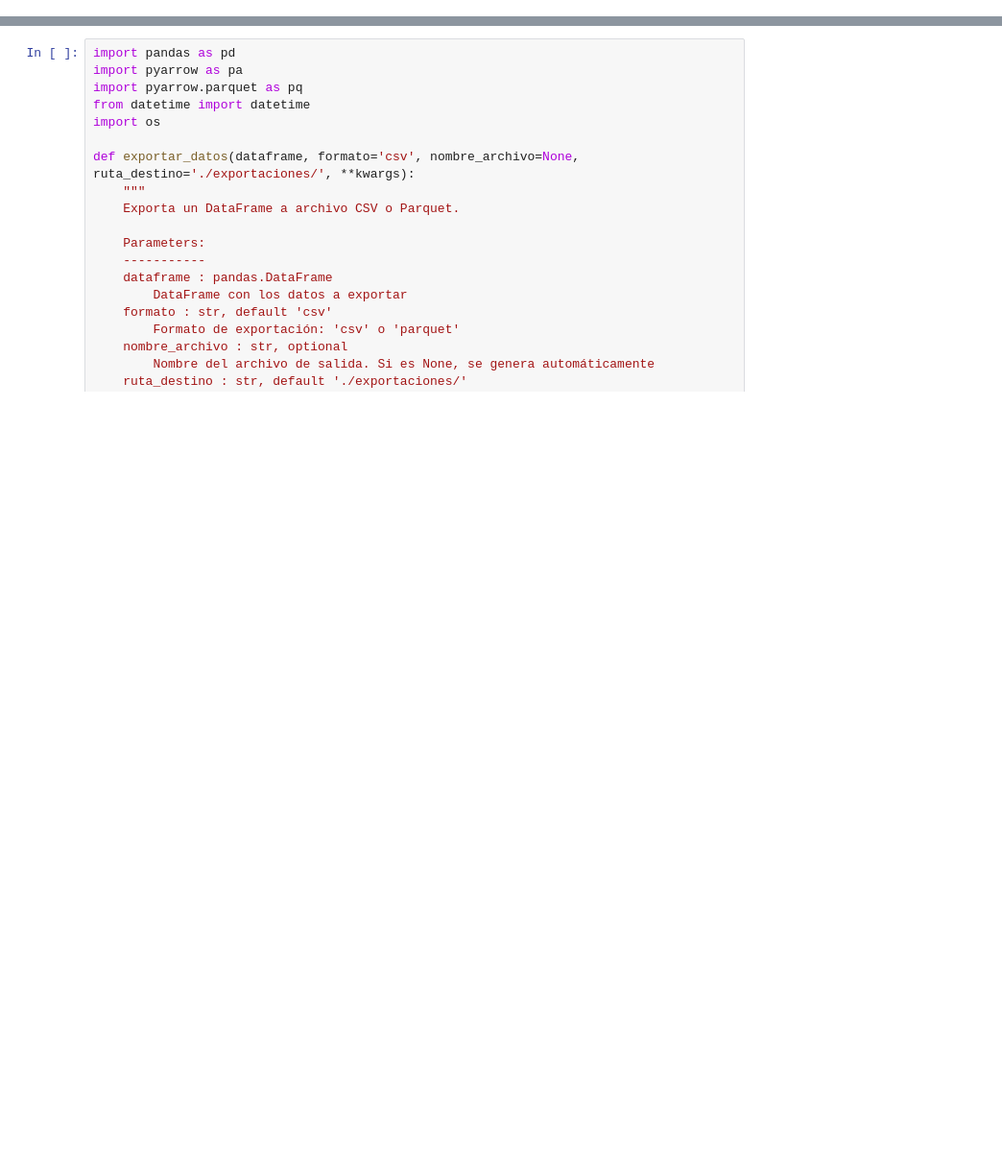
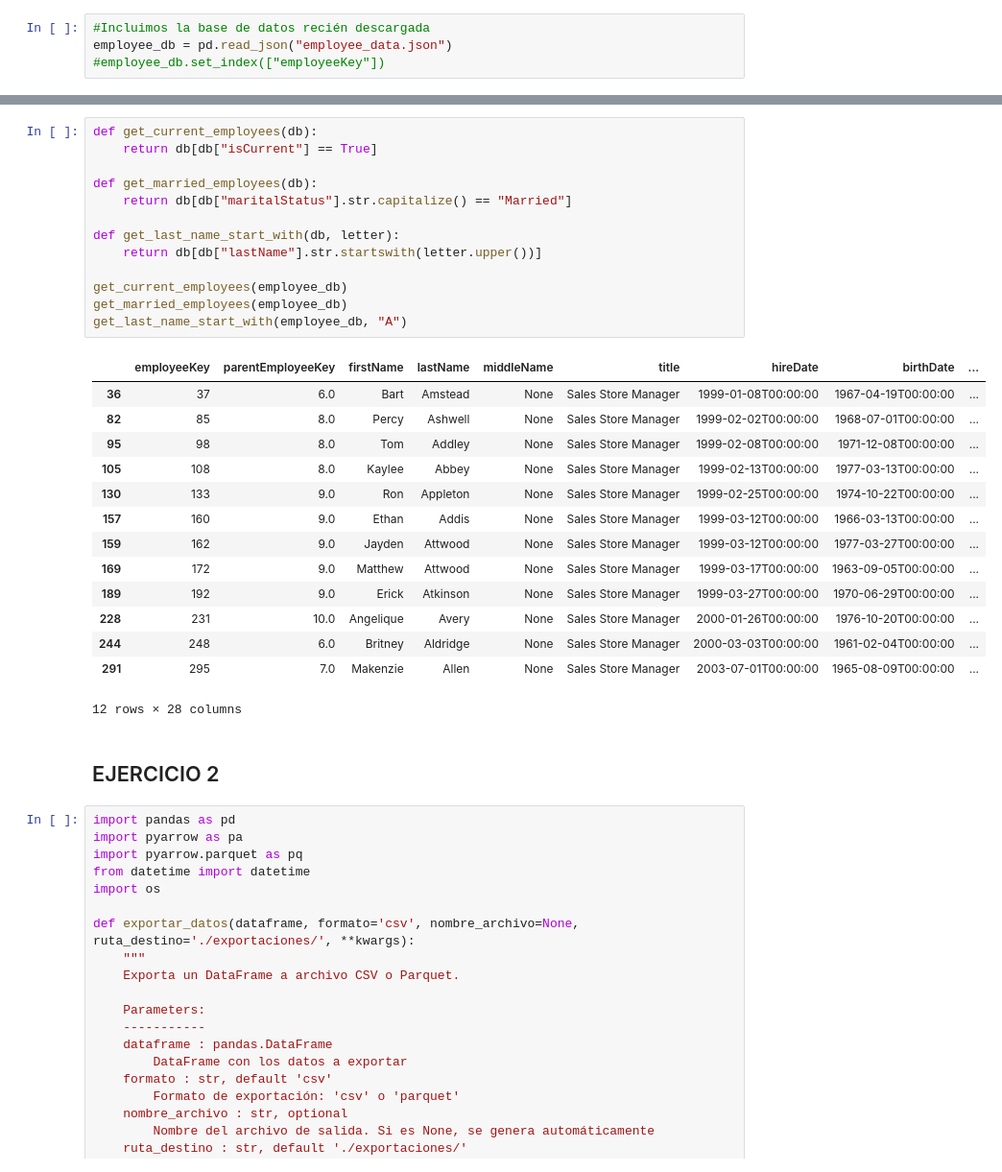
Before and after one commit to gabrielacam96/Altia-Ejercicio-Grupal, a Jupyter notebook: notebook.ipynb, the cells around one changed output, grey strips where cells are left out. Shown: that part at 96% size. Saved outputs shown, nothing was run; the diff lists cells and outputs as text; blank space fills up the shorter version.

Commit message:
EJERCICIOS JUNTOS

```diff
--- a/notebook.ipynb
+++ b/notebook.ipynb
@@ -2,0 +86,4 @@
+# %%
+#Incluimos la base de datos recién descargada
+employee_db = pd.read_json("employee_data.json")
+#employee_db.set_index(["employeeKey"])
@@ -3,3 +104,33 @@
+# %%
+def get_current_employees(db):
+    return db[db["isCurrent"] == True]
+
+def get_married_employees(db):
+    return db[db["maritalStatus"].str.capitalize() == "Married"]
+
+def get_last_name_start_with(db, letter):
+    return db[db["lastName"].str.startswith(letter.upper())]
+
+get_current_employees(employee_db)
+get_married_employees(employee_db)
+get_last_name_start_with(employee_db, "A")
+# %% [output]
+|  | employeeKey | parentEmployeeKey | firstName | lastName | middleName | title | hireDate | birthDate | ... |
+| 36 | 37 | 6.0 | Bart | Amstead | None | Sales Store Manager | 1999-01-08T00:00:00 | 1967-04-19T00:00:00 | ... |
+| 82 | 85 | 8.0 | Percy | Ashwell | None | Sales Store Manager | 1999-02-02T00:00:00 | 1968-07-01T00:00:00 | ... |
+| 95 | 98 | 8.0 | Tom | Addley | None | Sales Store Manager | 1999-02-08T00:00:00 | 1971-12-08T00:00:00 | ... |
+| 105 | 108 | 8.0 | Kaylee | Abbey | None | Sales Store Manager | 1999-02-13T00:00:00 | 1977-03-13T00:00:00 | ... |
+| 130 | 133 | 9.0 | Ron | Appleton | None | Sales Store Manager | 1999-02-25T00:00:00 | 1974-10-22T00:00:00 | ... |
+| 157 | 160 | 9.0 | Ethan | Addis | None | Sales Store Manager | 1999-03-12T00:00:00 | 1966-03-13T00:00:00 | ... |
+| 159 | 162 | 9.0 | Jayden | Attwood | None | Sales Store Manager | 1999-03-12T00:00:00 | 1977-03-27T00:00:00 | ... |
+| 169 | 172 | 9.0 | Matthew | Attwood | None | Sales Store Manager | 1999-03-17T00:00:00 | 1963-09-05T00:00:00 | ... |
+| 189 | 192 | 9.0 | Erick | Atkinson | None | Sales Store Manager | 1999-03-27T00:00:00 | 1970-06-29T00:00:00 | ... |
+| 228 | 231 | 10.0 | Angelique | Avery | None | Sales Store Manager | 2000-01-26T00:00:00 | 1976-10-20T00:00:00 | ... |
+| 244 | 248 | 6.0 | Britney | Aldridge | None | Sales Store Manager | 2000-03-03T00:00:00 | 1961-02-04T00:00:00 | ... |
+| 291 | 295 | 7.0 | Makenzie | Allen | None | Sales Store Manager | 2003-07-01T00:00:00 | 1965-08-09T00:00:00 | ... |
+12 rows × 28 columns
+# %% [markdown]
+## EJERCICIO 2
 # %%
 import pandas as pd
 import pyarrow as pa
```
Also changed, not shown: parts of 8 cells of this notebook.
